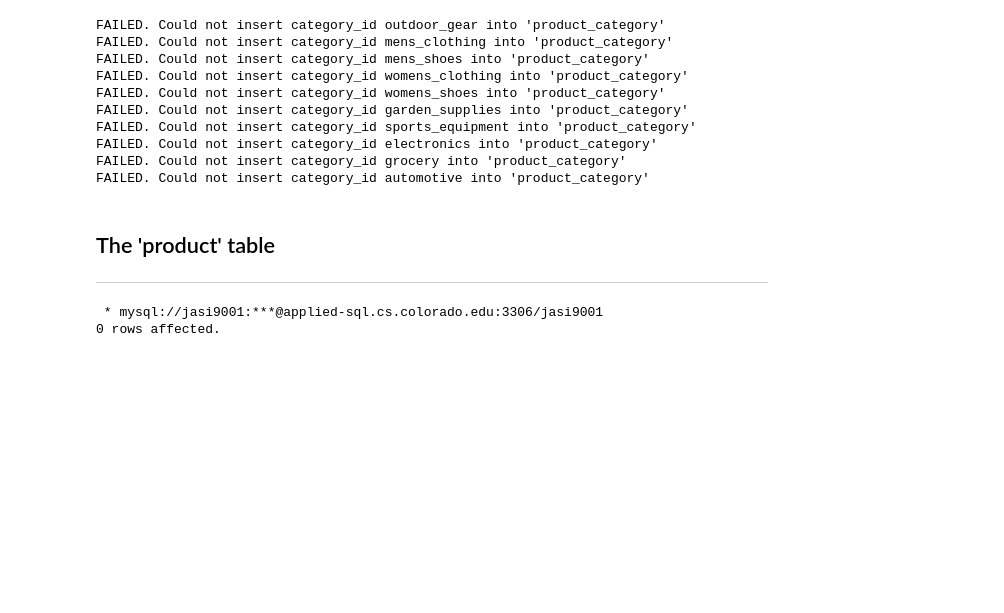
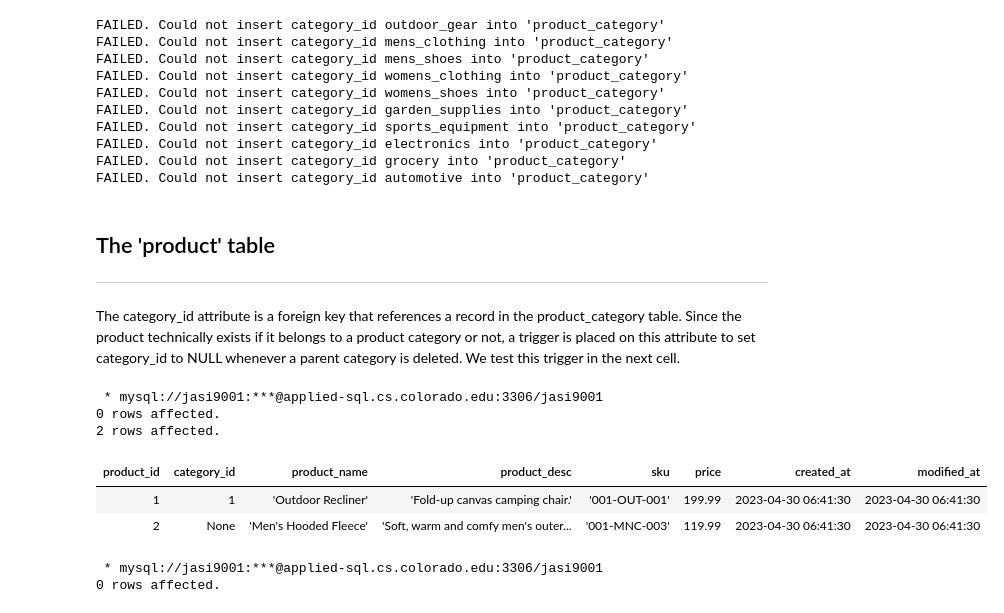
Before and after one commit to Micah614/P2P_Retail_Database, a Jupyter notebook: P2P_DB.ipynb, the cells around one changed output. Saved outputs shown, nothing was run; the diff lists cells and outputs as text; code cells hidden in the pictures; blank space fills up the shorter version.

Commit message:
Added a new trigger demonstration.

```diff
--- a/P2P_DB.ipynb
+++ b/P2P_DB.ipynb
@@ -601,6 +601,20 @@ FAILED. Could not insert category_id automotive into 'product_category'
 # %% [markdown]
 ## The 'product' table
 <hr/>
+# %% [markdown]
+The category_id attribute is a foreign key that references a record in the product_category table. Since the product technically exists if it belongs to a product category or not, a trigger is placed on this attribute to set category_id to NULL whenever a parent category is deleted. We test this trigger in the next cell.
+# %%
+%%sql
+DELETE FROM product_category WHERE category_id = 2;
+SELECT * FROM product
+LIMIT 2;
+# %% [output]
+ * mysql://jasi9001:***@applied-sql.cs.colorado.edu:3306/jasi9001
+0 rows affected.
+2 rows affected.
+| product_id | category_id | product_name | product_desc | sku | price | created_at | modified_at |
+| 1 | 1 | 'Outdoor Recliner' | 'Fold-up canvas camping chair.' | '001-OUT-001' | 199.99 | 2023-04-30 06:41:30 | 2023-04-30 06:41:30 |
+| 2 | None | 'Men's Hooded Fleece' | 'Soft, warm and comfy men's outer... | '001-MNC-003' | 119.99 | 2023-04-30 06:41:30 | 2023-04-30 06:41:30 |
 # %%
 %%sql
 CREATE TABLE product (
```
Also changed, not shown: parts of 2 cells of this notebook.
